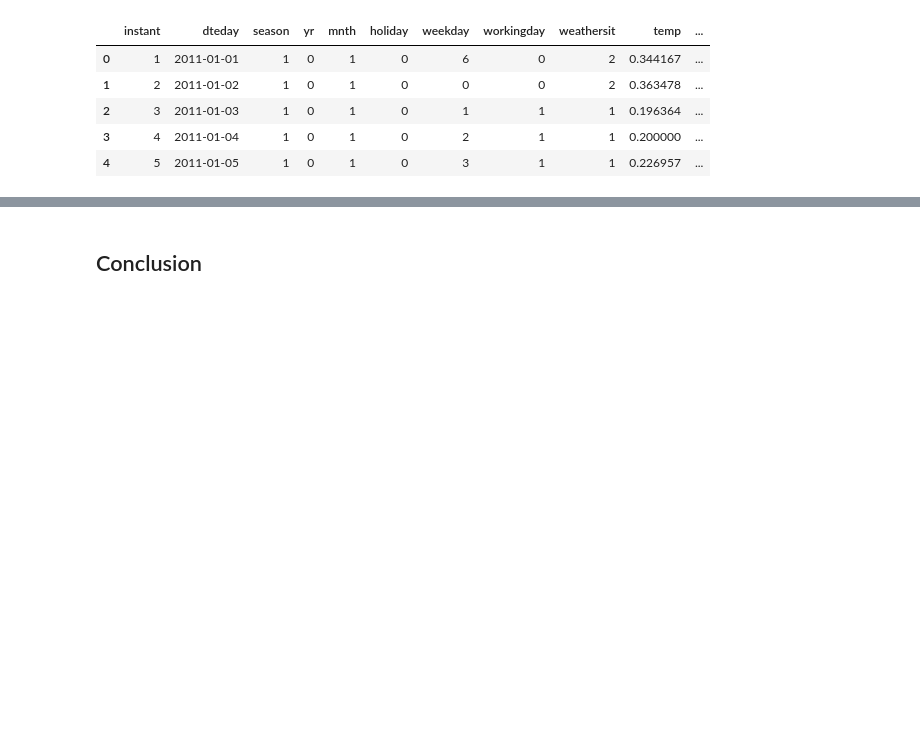
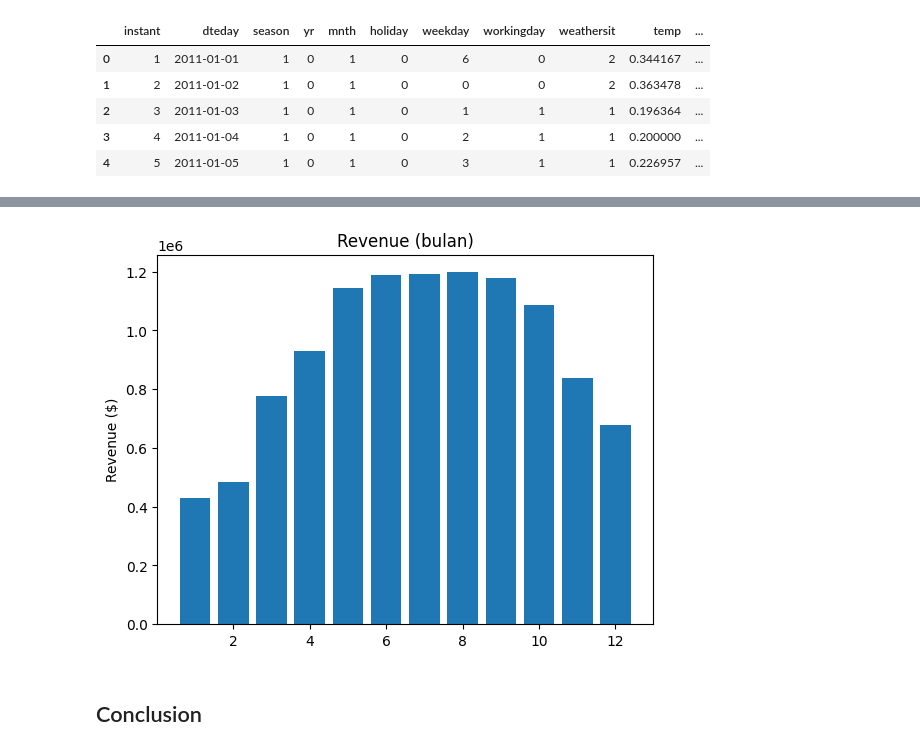
Before and after one commit to mayanggumelarr/PROYEK-ANALISIS-DATA, a Jupyter notebook: Proyek_Analisis_Data.ipynb, the cells around one changed output, grey strips where cells are left out. Cells and saved outputs as stored; diff of their text form; code cells hidden in the pictures; blank space fills up the shorter version.

Commit message:
Update revenue
Visualisasi revenue perbulannya

```diff
--- a/Proyek_Analisis_Data.ipynb
+++ b/Proyek_Analisis_Data.ipynb
@@ -663,3 +663,12 @@ day_copy.head()
 # %%
 # simpan ke bentuk csv
 day_copy.to_csv('day_data_with_price.csv')
+# %%
+# revenue berdasarkan bulan
+reve = day_copy.groupby("mnth").agg({
+    'casualPrice':'sum',
+    'registeredPrice':'sum',
+    'totalPrice':'sum'
+}).reset_index()
+
+reve.sort_values(by='totalPrice', ascending=False)
@@ -666,3 +689,13 @@ day_copy.to_csv('day_data_with_price.csv')
+# %%
+month = reve['mnth']
+reven = reve['totalPrice']
+
+plt.bar(x=month, height=reven)
+plt.ylabel('Revenue ($)')
+plt.title('Revenue (bulan)')
+plt.show()
+# %% [output]
+[figure, added]
 # %% [markdown]
 ## Conclusion
 # %% [markdown]
```
Also changed, not shown: parts of 1 cell of this notebook.
